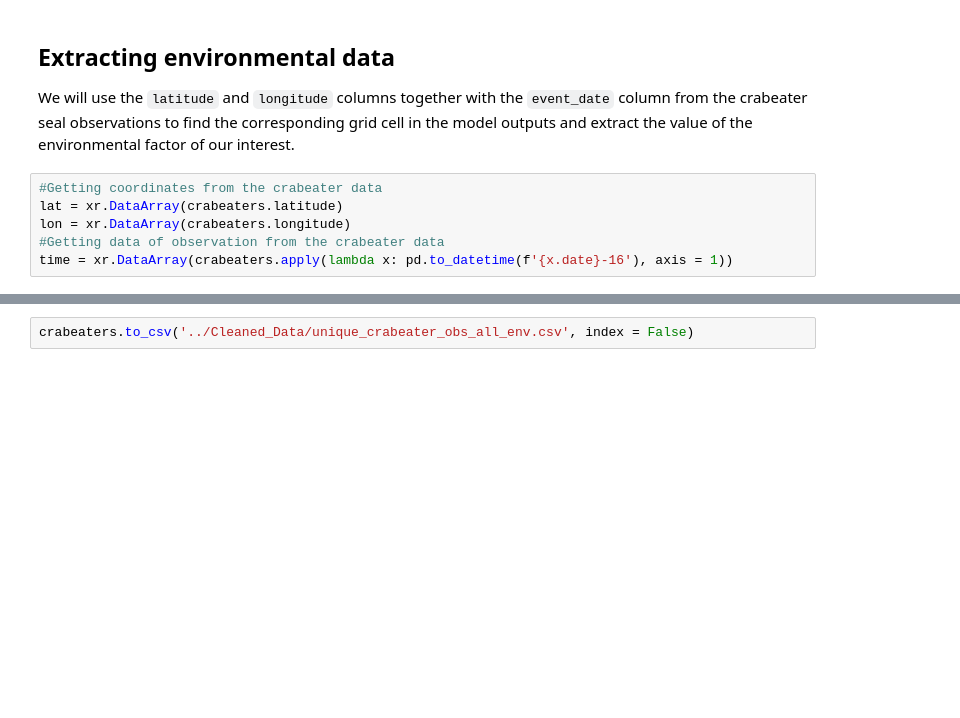
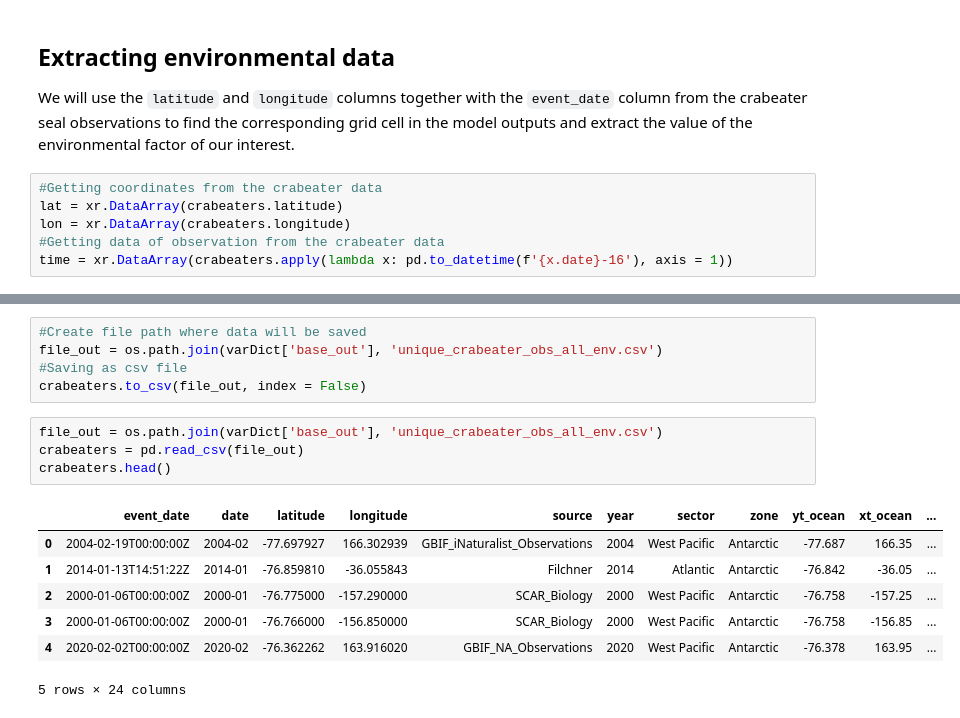
Before and after one commit to lidefi87/Crabeater_Distribution_East_Antarctica, a Jupyter notebook: Scripts/03_Matching_bio_env_data/06a_Matching_env_bio_data.ipynb, the cells around one changed output, grey strips where cells are left out. Saved outputs shown, nothing was run; the diff lists cells and outputs as text; blank space fills up the shorter version.

```diff
--- a/Scripts/03_Matching_bio_env_data/06a_Matching_env_bio_data.ipynb
+++ b/Scripts/03_Matching_bio_env_data/06a_Matching_env_bio_data.ipynb
@@ -424,2 +393,17 @@ crabeaters
 # %%
-crabeaters.to_csv('../Cleaned_Data/unique_crabeater_obs_all_env.csv', index = False)
+#Create file path where data will be saved
+file_out = os.path.join(varDict['base_out'], 'unique_crabeater_obs_all_env.csv')
+#Saving as csv file
+crabeaters.to_csv(file_out, index = False)
+# %%
+file_out = os.path.join(varDict['base_out'], 'unique_crabeater_obs_all_env.csv')
+crabeaters = pd.read_csv(file_out)
+crabeaters.head()
+# %% [output]
+|  | event_date | date | latitude | longitude | source | year | sector | zone | yt_ocean | xt_ocean | ... |
+| 0 | 2004-02-19T00:00:00Z | 2004-02 | -77.697927 | 166.302939 | GBIF_iNaturalist_Observations | 2004 | West Pacific | Antarctic | -77.687 | 166.35 | ... |
+| 1 | 2014-01-13T14:51:22Z | 2014-01 | -76.859810 | -36.055843 | Filchner | 2014 | Atlantic | Antarctic | -76.842 | -36.05 | ... |
+| 2 | 2000-01-06T00:00:00Z | 2000-01 | -76.775000 | -157.290000 | SCAR_Biology | 2000 | West Pacific | Antarctic | -76.758 | -157.25 | ... |
+| 3 | 2000-01-06T00:00:00Z | 2000-01 | -76.766000 | -156.850000 | SCAR_Biology | 2000 | West Pacific | Antarctic | -76.758 | -156.85 | ... |
+| 4 | 2020-02-02T00:00:00Z | 2020-02 | -76.362262 | 163.916020 | GBIF_NA_Observations | 2020 | West Pacific | Antarctic | -76.378 | 163.95 | ... |
+5 rows × 24 columns
```
Also changed, not shown: parts of 17 cells of this notebook.
